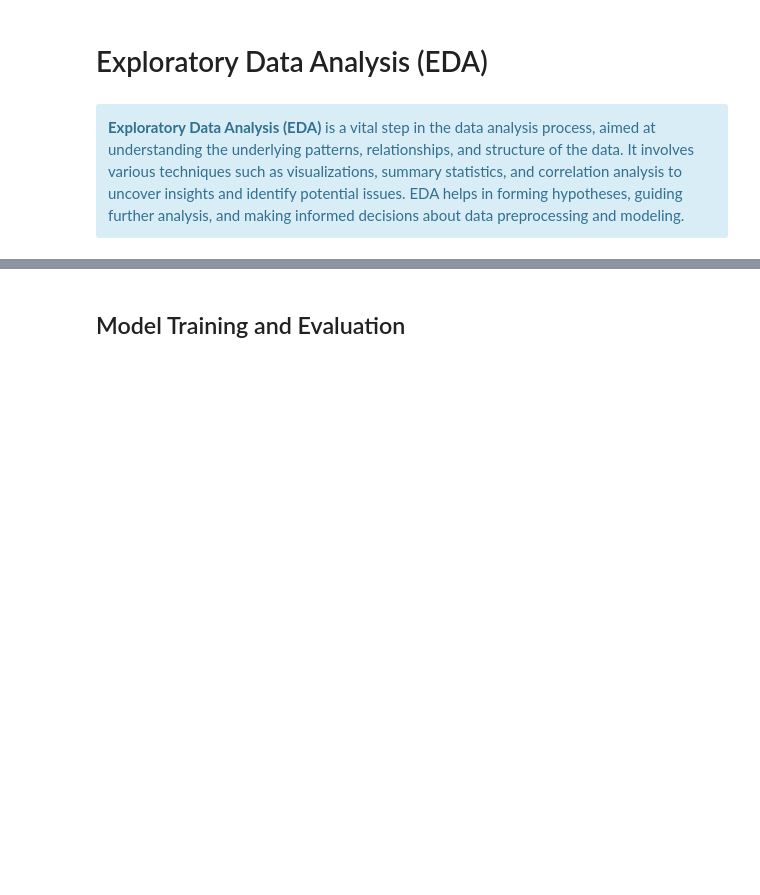
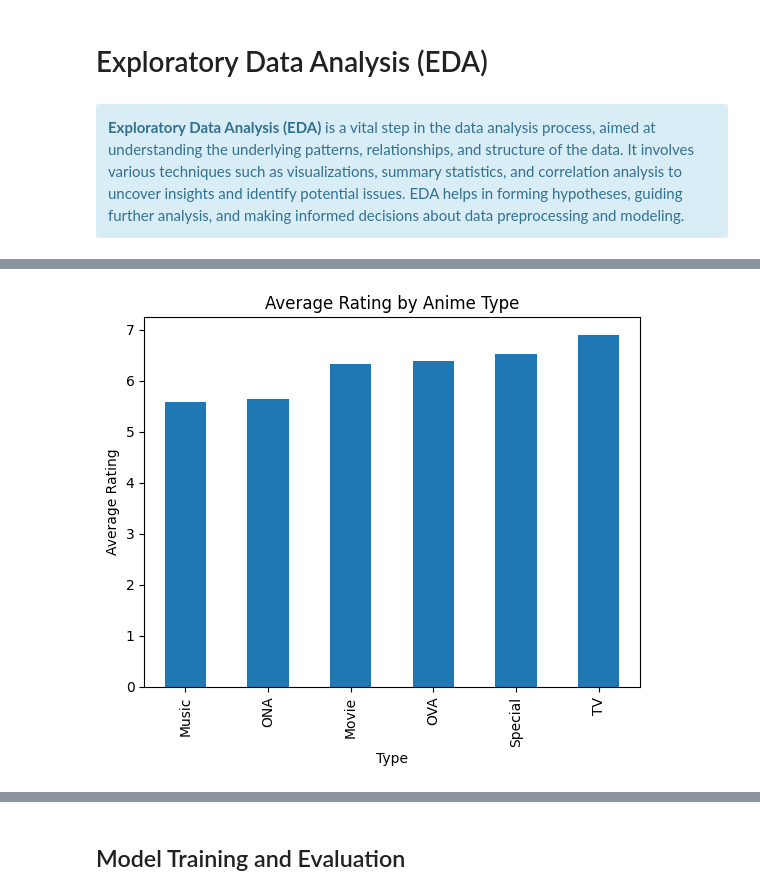
Before and after one commit to Refilwemasapu/Unsupervised-Learning_EG1, a Jupyter notebook: Unsupervised_Learning.ipynb, the cells around one changed output, grey strips where cells are left out. Cells and saved outputs as stored; diff of their text form; code cells hidden in the pictures; blank space fills up the shorter version.

```diff
--- a/Unsupervised_Learning.ipynb
+++ b/Unsupervised_Learning.ipynb
@@ -322,0 +377,14 @@ train_data after removing duplicate rows:
+# %%
+import seaborn as sns
+import pandas as pd
+import matplotlib.pyplot as plt
+
+# Assuming 'data' is the DataFrame you loaded earlier and it contains 'type' and 'rating' columns
+avg_rating_by_type = data.groupby('type')['rating'].mean().sort_values()
+avg_rating_by_type.plot(kind='bar')
+plt.title('Average Rating by Anime Type')
+plt.xlabel('Type')
+plt.ylabel('Average Rating')
+plt.show()
+# %% [output]
+[figure, added]
```
Also changed, not shown: parts of 12 cells of this notebook.
